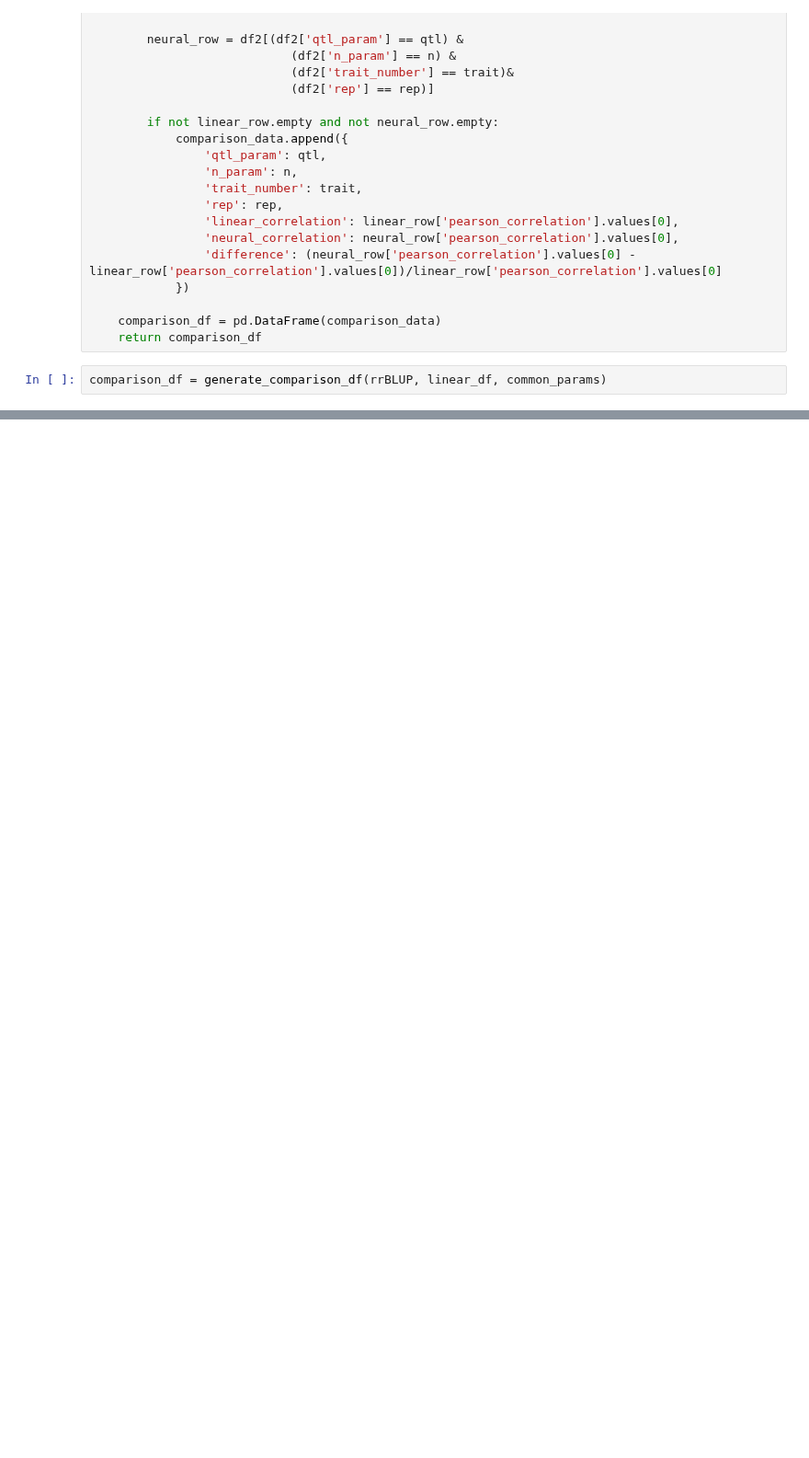
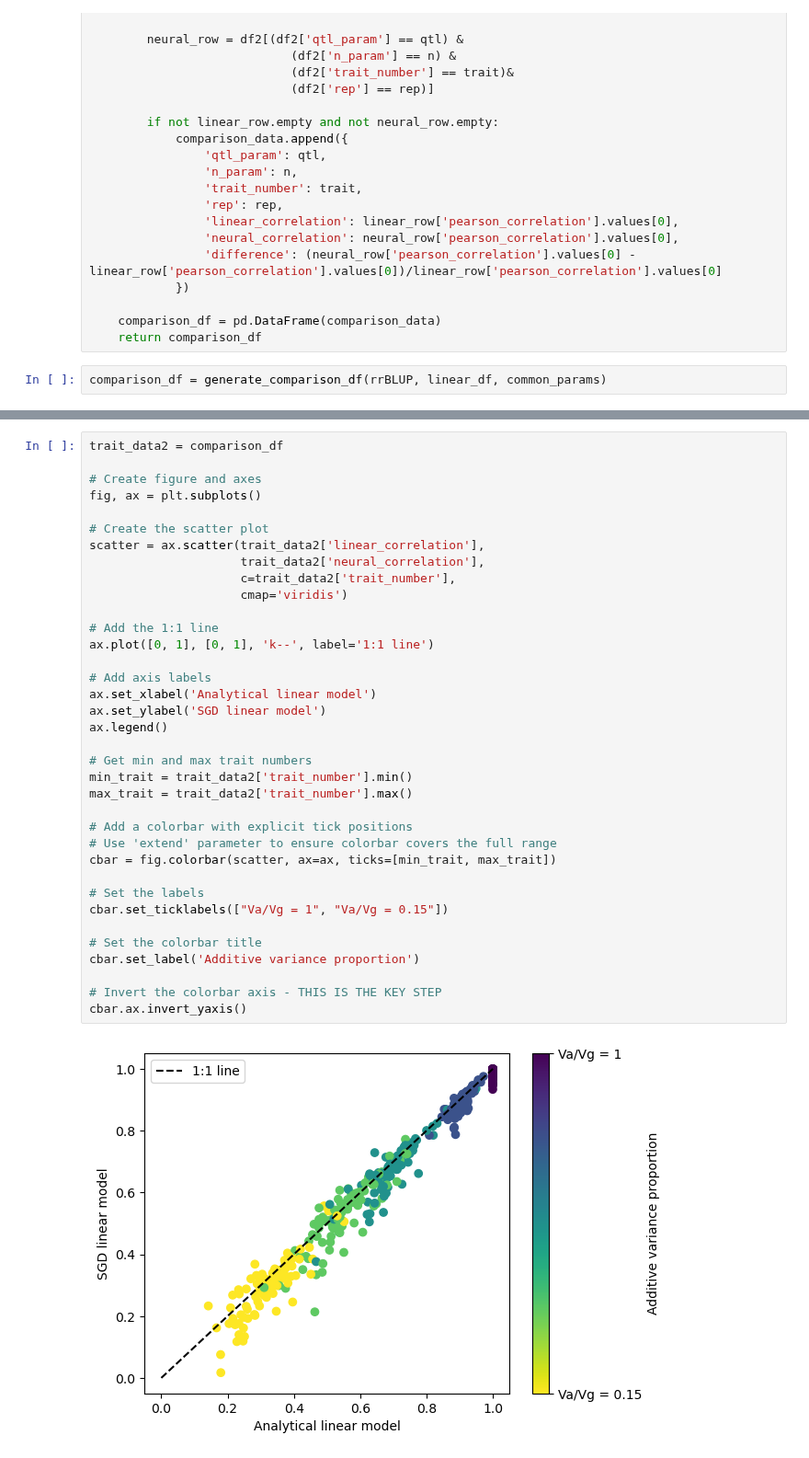
Before and after one commit to Arcadia-Science/2025-epistasis-dl-quantgen, a Jupyter notebook: workflow_sims/alphasimr_scaling/Fig_supplement.ipynb, the cells around one changed output, grey strips where cells are left out. Shown at 92% size. Drawn from its saved outputs; the diff is of its cells as text; blank space fills up the shorter version.

```diff
--- a/workflow_sims/alphasimr_scaling/Fig_supplement.ipynb
+++ b/workflow_sims/alphasimr_scaling/Fig_supplement.ipynb
@@ -261,0 +149,38 @@ Text(0, 0.5, 'SGD linear model')
+# %%
+trait_data2 = comparison_df
+
+# Create figure and axes
+fig, ax = plt.subplots()
+
+# Create the scatter plot
+scatter = ax.scatter(trait_data2['linear_correlation'],
+                     trait_data2['neural_correlation'],
+                     c=trait_data2['trait_number'],
+                     cmap='viridis')
+
+# Add the 1:1 line
+ax.plot([0, 1], [0, 1], 'k--', label='1:1 line')
+
+# Add axis labels
+ax.set_xlabel('Analytical linear model')
+ax.set_ylabel('SGD linear model')
+ax.legend()
+
+# Get min and max trait numbers
+min_trait = trait_data2['trait_number'].min()
+max_trait = trait_data2['trait_number'].max()
+
+# Add a colorbar with explicit tick positions
+# Use 'extend' parameter to ensure colorbar covers the full range
+cbar = fig.colorbar(scatter, ax=ax, ticks=[min_trait, max_trait])
+
+# Set the labels
+cbar.set_ticklabels(["Va/Vg = 1", "Va/Vg = 0.15"])
+
+# Set the colorbar title
+cbar.set_label('Additive variance proportion')
+
+# Invert the colorbar axis - THIS IS THE KEY STEP
+cbar.ax.invert_yaxis()
+# %% [output]
+[figure, added]
```
Also changed, not shown: parts of 9 cells of this notebook.
